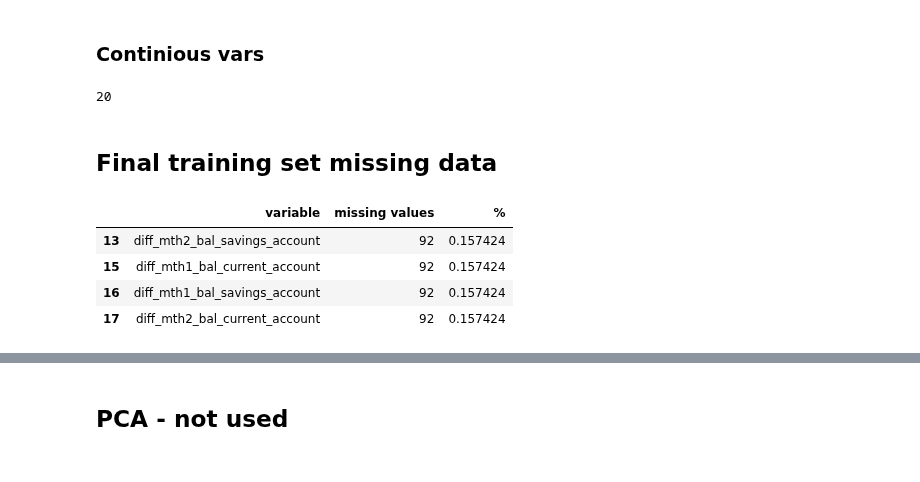
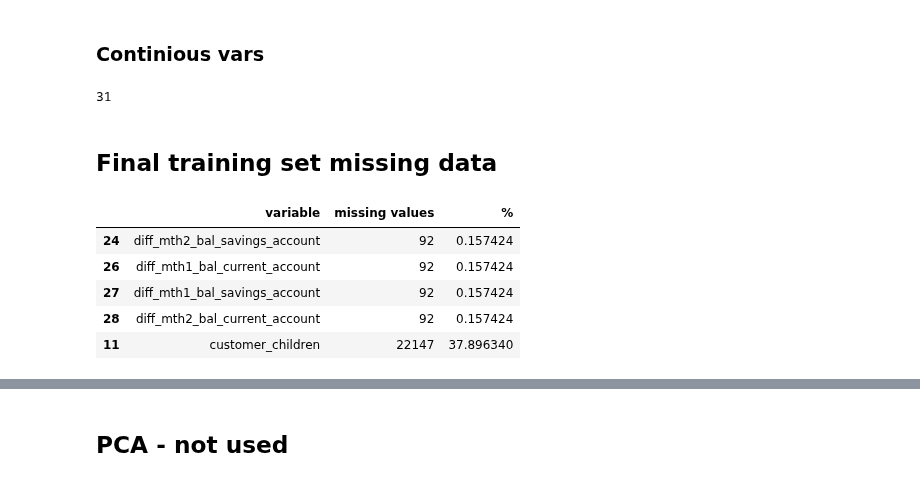
Before and after one commit to AliSafieddine/Churn-Prediction, a Jupyter notebook: Prediction_v1.ipynb, the cells around one changed output, grey strips where cells are left out. Cells and saved outputs as stored; diff of their text form; code cells hidden in the pictures.

```diff
--- a/Approach_wo_lastcolumns.ipynb
+++ b/Prediction_v1.ipynb
@@ -380,6 +380,8 @@ Index(['client_id', 'homebanking_active', 'has_homebanking',
        'diff_mth1_cap_life_insurance_decreasing_cap',
        'diff_mth2_cap_life_insurance_decreasing_cap'],
       dtype='object')
+# %%
+test_s = change(test1,test2,test3, to_bool, to_diff_cont)
 # %% [markdown]
 ## Feature selection
 # %% [markdown]
@@ -398,9 +400,10 @@ cat_variables = ['homebanking_active', 'has_homebanking',
        'ch_has_fire_car_other_insurance', 'ch_has_personal_loan',
        'ch_has_mortgage_loan', 'ch_has_current_account',
        'ch_has_pension_saving', 'ch_has_savings_account',
-       'ch_has_savings_account_starter', 'ch_has_current_account_starter']
+       'ch_has_savings_account_starter', 'ch_has_current_account_starter','customer_children']
 for var in cat_variables:
     train_s[var] = pd.Categorical(train_s[var])
+    test_s[var] = pd.Categorical(test_s[var])
 # %%
 # sns.set(rc={'figure.figsize':(5,3)})
 # fig, axes = plt.subplots(11, 3, figsize=(100, 60))
@@ -446,6 +449,11 @@ vars_to_explore = ['has_insurance_23','has_insurance_21','has_fire_car_other_ins
                    'ch_has_mortgage_loan','ch_has_savings_account_starter','ch_has_fire_car_other_insurance',
                    'ch_has_insurance_23','visits_distinct_so','ch_has_homebanking','ch_has_personal_loan',
                    'ch_has_pension_saving','ch_has_current_account_starter']
+# %%
+keep_cat = []
+for x in cat_variables:
+    if x not in vars_to_explore:
+        keep_cat += [x]
 # %%
 from scipy.stats import chi2_contingency
 from scipy.stats import chi2
@@ -540,6 +549,6 @@ keep_cont = ['bal_savings_account','diff_mth2_bal_savings_account','bal_current_
 final_vars = keep_cat + keep_cont
 len(final_vars)
 # %% [output]
-20
+31
 # %%
 train_final = train_s[['target']+final_vars]
@@ -548,12 +559,13 @@ train_final = train_s[['target']+final_vars]
 # %%
 missing_df = train_final.isnull().sum(axis=0).reset_index()
 missing_df.columns = ['variable', 'missing values']
-missing_df['%']=(missing_df['missing values'])/train1.shape[0]*100
+missing_df['%']=(missing_df['missing values'])/train_final.shape[0]*100
 missing_df = missing_df[missing_df['missing values'] >0].sort_values('%')
 missing_df
 # %% [output]
 |  | variable | missing values | % |
-| 13 | diff_mth2_bal_savings_account | 92 | 0.157424 |
-| 15 | diff_mth1_bal_current_account | 92 | 0.157424 |
-| 16 | diff_mth1_bal_savings_account | 92 | 0.157424 |
-| 17 | diff_mth2_bal_current_account | 92 | 0.157424 |
+| 24 | diff_mth2_bal_savings_account | 92 | 0.157424 |
+| 26 | diff_mth1_bal_current_account | 92 | 0.157424 |
+| 27 | diff_mth1_bal_savings_account | 92 | 0.157424 |
+| 28 | diff_mth2_bal_current_account | 92 | 0.157424 |
+| 11 | customer_children | 22147 | 37.896340 |
```
Also changed, not shown: parts of 20 cells of this notebook.
